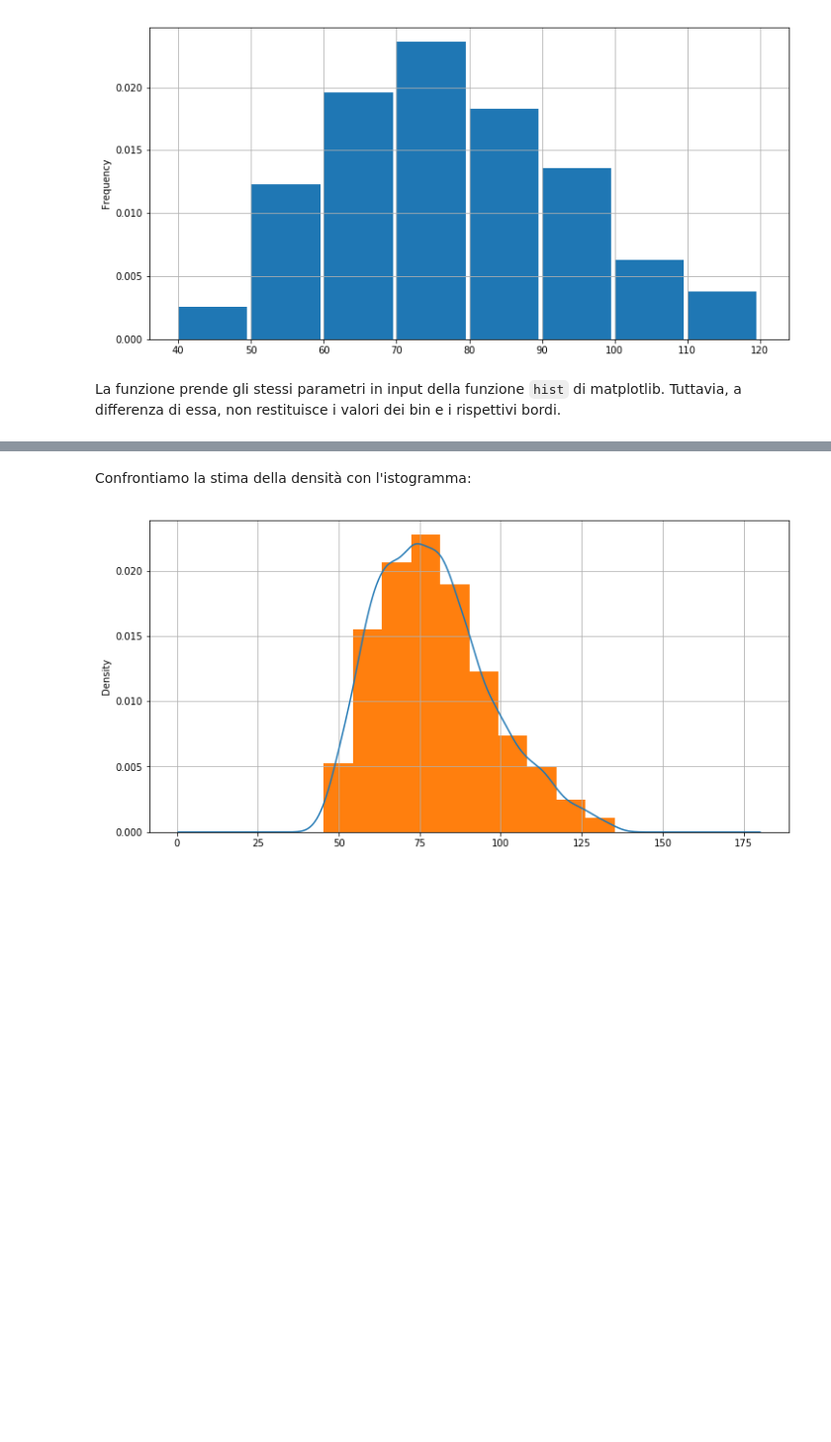
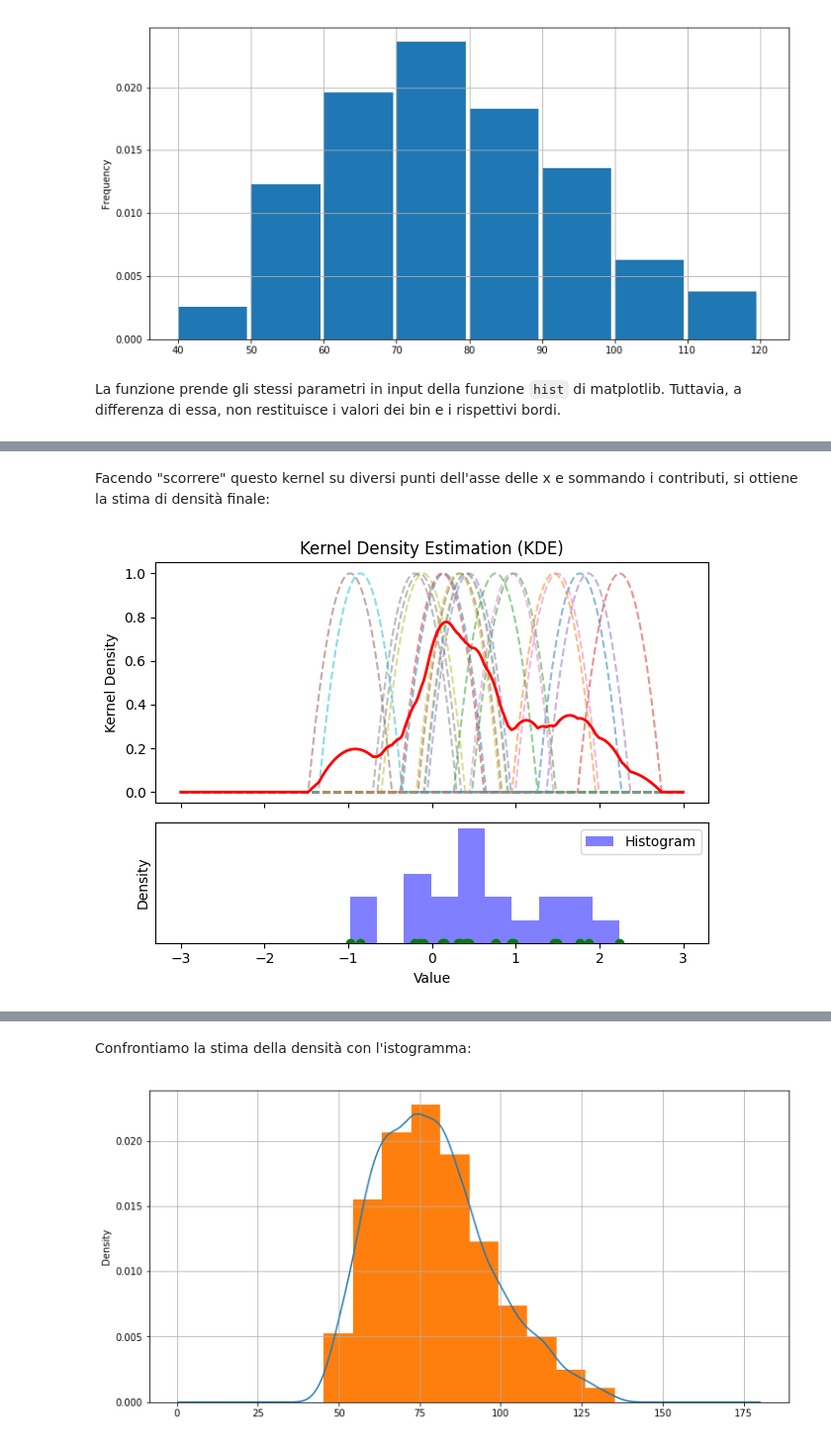
Before and after one commit to antoninofurnari/fadlecturenotes2425, a Jupyter notebook: lecturenotes/lectures/statistica_descrittiva/01_distribuzione_dei_dati.ipynb, the cells around one changed output, grey strips where cells are left out. Shown at 99% size. Drawn from its saved outputs; the diff is of its cells as text; code cells hidden in the pictures; blank space fills up the shorter version.

```diff
--- a/lecturenotes/lectures/statistica_descrittiva/01_distribuzione_dei_dati.ipynb
+++ b/lecturenotes/lectures/statistica_descrittiva/01_distribuzione_dei_dati.ipynb
@@ -453,0 +560,62 @@ Esistono delle tecniche che permettono di stimare in maniera non parametrica (no
+# %% [markdown]
+Facendo "scorrere" questo kernel su diversi punti dell'asse delle x e sommando i contributi, si ottiene la stima di densità finale:
+# %%
+import numpy as np
+import matplotlib.pyplot as plt
+
+# Generate fewer random data points
+np.random.seed(0)
+data = np.random.normal(0, 1, 20)
+
+# Create a range of x values for plotting
+x = np.linspace(-3, 3, 1000)
+
+# Bandwidth for the Epanechnikov kernel
+bandwidth = 0.5
+
+# Initialize arrays to store the kernel contributions and the kernel density estimate
+kernel_contributions = np.zeros_like(x)
+kernel_density_estimate = np.zeros_like(x)
+
+# Create subplots with separate y-axes
+fig, (ax1, ax2) = plt.subplots(2, 1, gridspec_kw={'height_ratios': [2, 1]}, sharex=True)
+
+# Plot individual kernels centered at data points
+for xi in data:
+    # Calculate the Epanechnikov kernel at xi
+    kernel_values = (1 / (2 * bandwidth)) * (1 - ((x - xi) / bandwidth) ** 2) * (np.abs(x - xi) <= bandwidth)
+
+    # Add the kernel contribution to the array
+    kernel_contributions += kernel_values
+
+    # Plot the individual kernel on the upper subplot
+    ax1.plot(x, kernel_values, linestyle='--', label=f'Kernel at Data Point {xi:.2f}', alpha=0.5)
+
+# Calculate the kernel density estimate
+kernel_density_estimate = kernel_contributions / (len(data) * bandwidth)
+
+# Plot the kernel density estimate on the upper subplot
+ax1.plot(x, kernel_density_estimate, color='red', linewidth=2, label='Kernel Density Estimate')
+
+# Add labels and a legend to the upper subplot
+ax1.set_ylabel('Kernel Density')
+ax1.set_title('Kernel Density Estimation (KDE)')
+#ax1.legend()
+
+# Plot the histogram of the data in the lower subplot
+hist_values, bins, _ = ax2.hist(data, bins=10, density=True, alpha=0.5, color='blue', label='Histogram')
+ax2.set_xlabel('Value')
+ax2.set_ylabel('Density')
+ax2.legend()
+
+# Create a subplot for data points (shared x-axis with the lower subplot)
+ax2.scatter(data, np.zeros_like(data), marker='o', color='green', label='Data Points')
+ax2.set_yticks([])
+
+# Adjust layout
+plt.tight_layout()
+
+# Show the plot
+plt.show()
+# %% [output]
+[figure, added]
```
Also changed, not shown: parts of 49 cells of this notebook.
